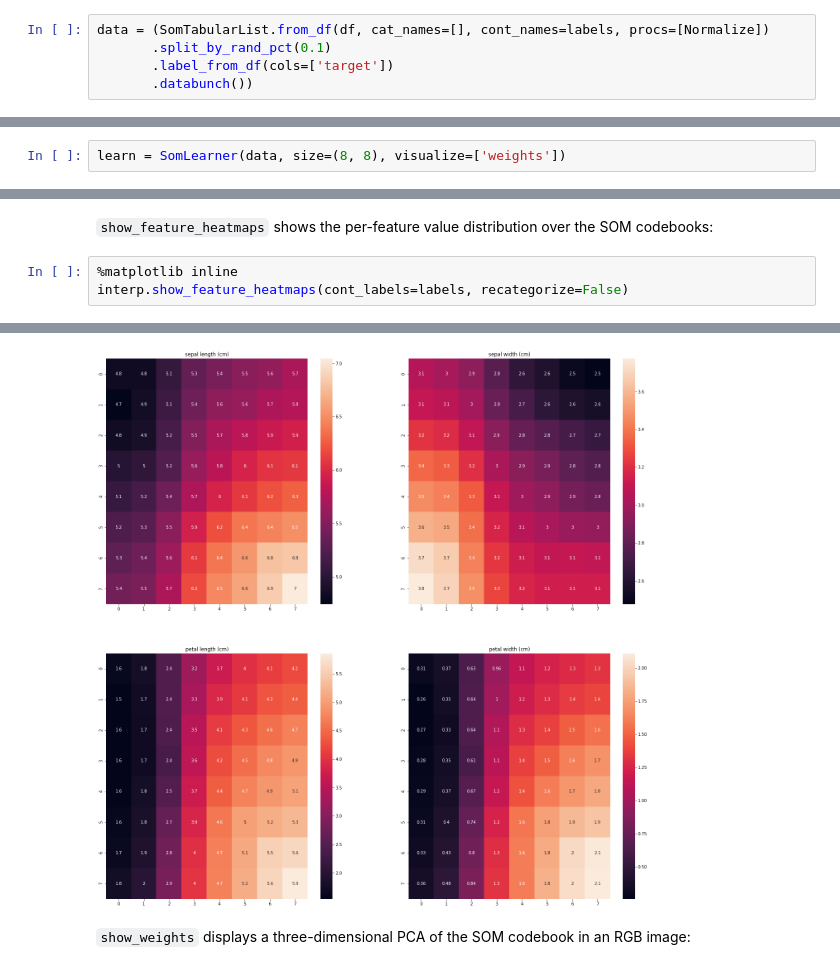
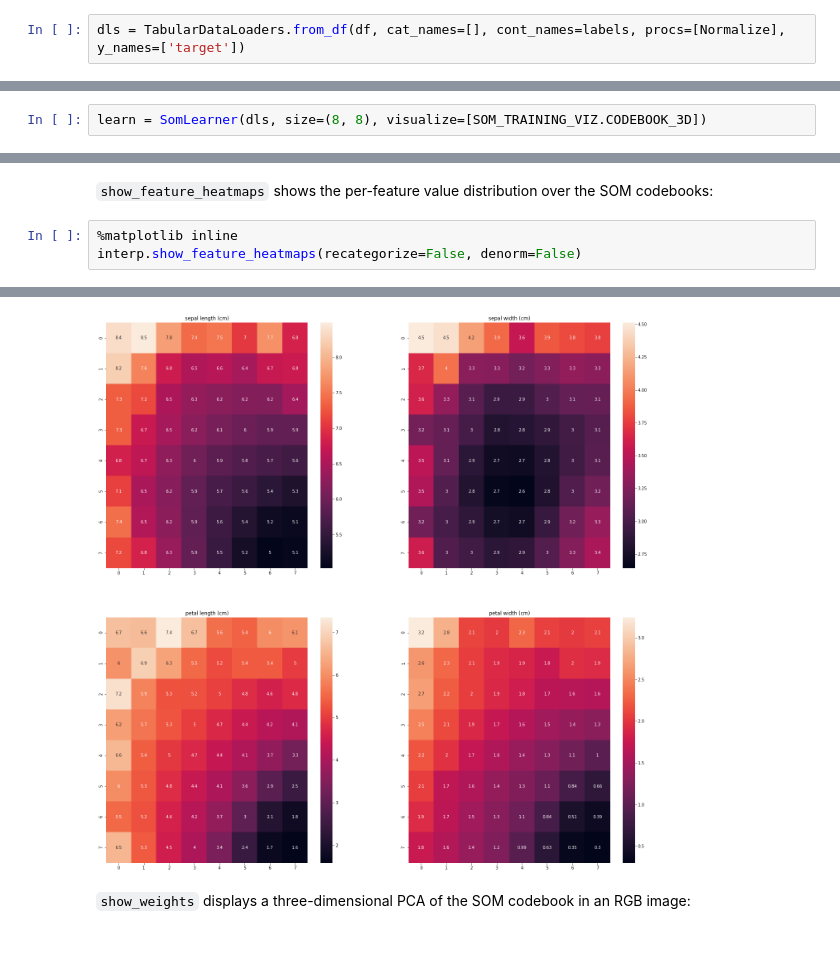
Before and after one commit to kireygroup/fastsom, a Jupyter notebook: docs/source/examples/iris.ipynb, the cells around one changed output, grey strips where cells are left out. Saved outputs shown, nothing was run; the diff lists cells and outputs as text.

```diff
--- a/docs/source/examples/iris.ipynb
+++ b/docs/source/examples/iris.ipynb
@@ -34,7 +34,4 @@ df.head()
 | 3 | 4.6 | 3.1 | 1.5 | 0.2 | 0 |
 | 4 | 5.0 | 3.6 | 1.4 | 0.2 | 0 |
 # %%
-data = (SomTabularList.from_df(df, cat_names=[], cont_names=labels, procs=[Normalize])
-       .split_by_rand_pct(0.1)
-       .label_from_df(cols=['target'])
-       .databunch())
+dls = TabularDataLoaders.from_df(df, cat_names=[], cont_names=labels, procs=[Normalize], y_names=['target'])
@@ -48,7 +42,7 @@ The `SomLearner` class can automatically infer the number of features from the `
 
 Since IRIS is a small dataset, we might want to use a smaller map:
 # %%
-learn = SomLearner(data, size=(8, 8), visualize=['weights'])
+learn = SomLearner(dls, size=(8, 8), visualize=[SOM_TRAINING_VIZ.CODEBOOK_3D])
 # %% [markdown]
 ### Training the model
 # %%
@@ -105,10 +101,10 @@ interp.show_preds(class_names=target_names)
 `show_feature_heatmaps` shows the per-feature value distribution over the SOM codebooks:
 # %%
 %matplotlib inline
-interp.show_feature_heatmaps(cont_labels=labels, recategorize=False)
+interp.show_feature_heatmaps(recategorize=False, denorm=False)
 # %% [output]
 [interactive output not drawn]
-[figure, old version]
+[figure, new version]
 # %% [markdown]
 `show_weights` displays a three-dimensional PCA of the SOM codebook in an RGB image:
 # %%
```
Also changed, not shown: parts of 9 cells of this notebook, 7 other files.
